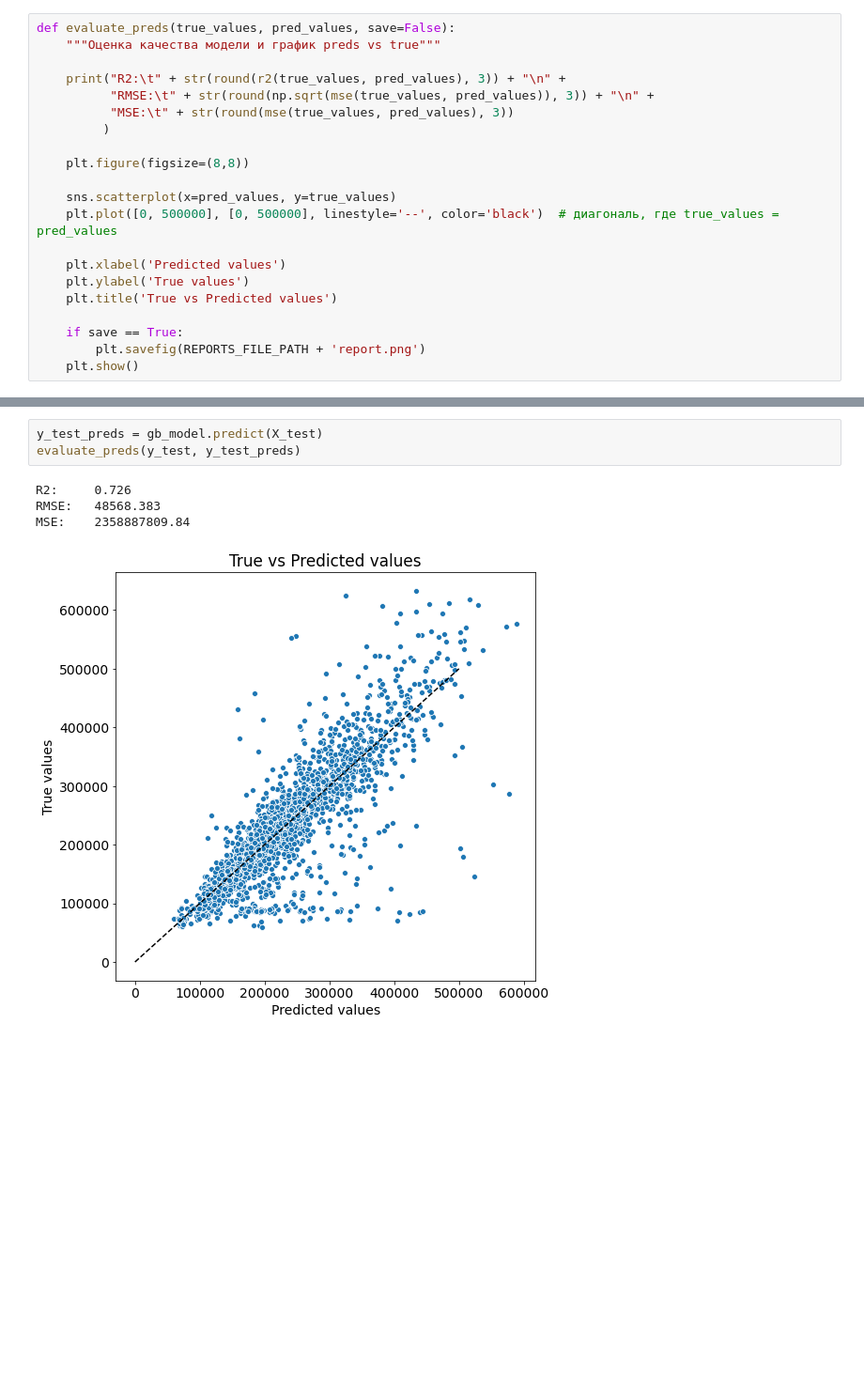
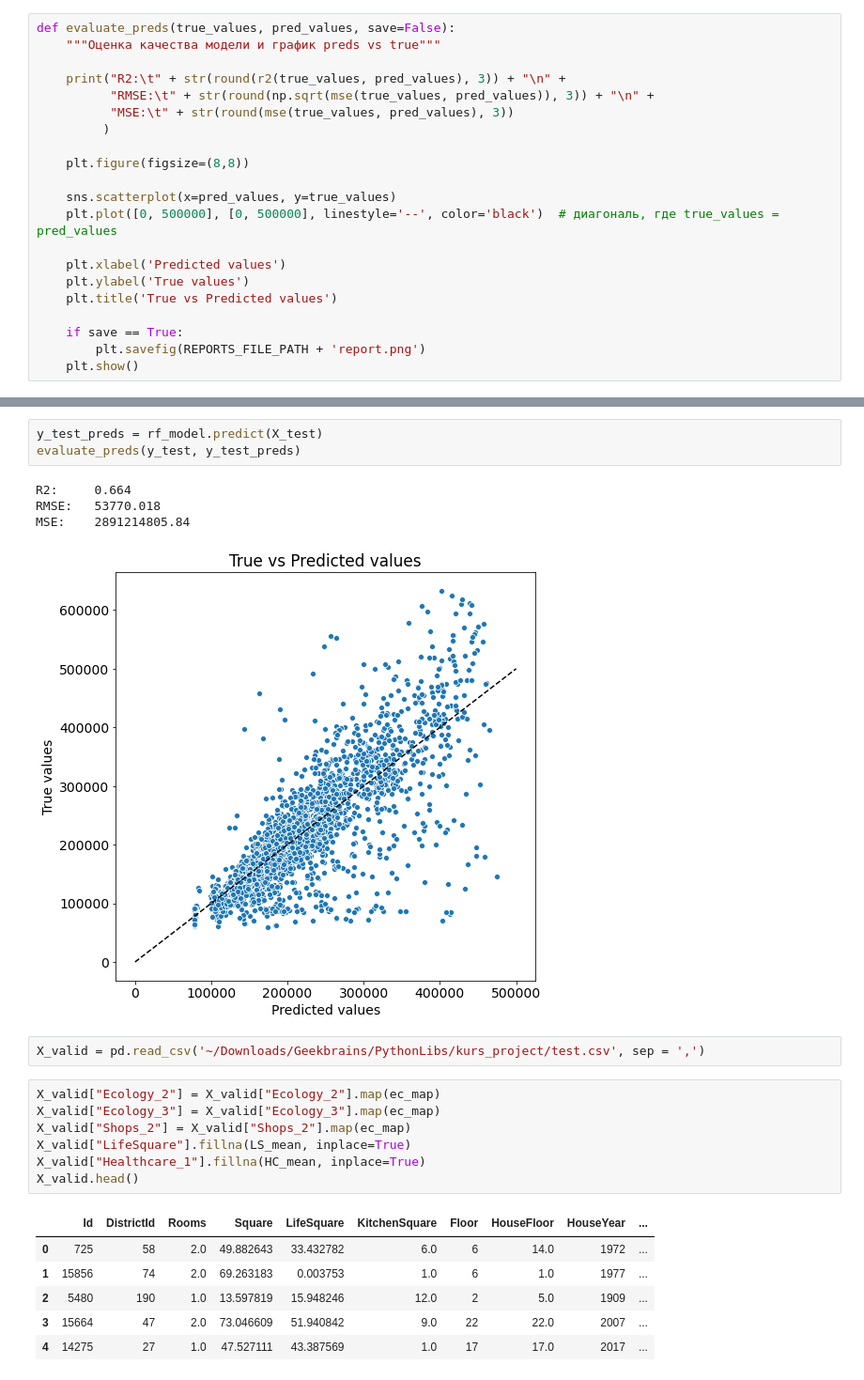
Before and after one commit to Ilistasenka/PythonLibs, a Jupyter notebook: kurs_Project.ipynb, the cells around one changed output, grey strips where cells are left out. Shown: that part at 94% size. Drawn from its saved outputs; the diff is of its cells as text; blank space fills up the shorter version.

Commit message:
added kurs_Project

```diff
--- a/kurs_Project.ipynb
+++ b/kurs_Project.ipynb
@@ -256,8 +257,24 @@ MSE:    1083721762.198
 # %%
-y_test_preds = gb_model.predict(X_test)
+y_test_preds = rf_model.predict(X_test)
 evaluate_preds(y_test, y_test_preds)
 # %% [output]
-R2:     0.726
-RMSE:   48568.383
-MSE:    2358887809.84
+R2:     0.664
+RMSE:   53770.018
+MSE:    2891214805.84
-[figure, old version]
+[figure, new version]
+# %%
+X_valid = pd.read_csv('~/Downloads/Geekbrains/PythonLibs/kurs_project/test.csv', sep = ',')
+# %%
+X_valid["Ecology_2"] = X_valid["Ecology_2"].map(ec_map)
+X_valid["Ecology_3"] = X_valid["Ecology_3"].map(ec_map)
+X_valid["Shops_2"] = X_valid["Shops_2"].map(ec_map)
+X_valid["LifeSquare"].fillna(LS_mean, inplace=True)
+X_valid["Healthcare_1"].fillna(HC_mean, inplace=True)
+X_valid.head()
+# %% [output]
+|  | Id | DistrictId | Rooms | Square | LifeSquare | KitchenSquare | Floor | HouseFloor | HouseYear | ... |
+| 0 | 725 | 58 | 2.0 | 49.882643 | 33.432782 | 6.0 | 6 | 14.0 | 1972 | ... |
+| 1 | 15856 | 74 | 2.0 | 69.263183 | 0.003753 | 1.0 | 6 | 1.0 | 1977 | ... |
+| 2 | 5480 | 190 | 1.0 | 13.597819 | 15.948246 | 12.0 | 2 | 5.0 | 1909 | ... |
+| 3 | 15664 | 47 | 2.0 | 73.046609 | 51.940842 | 9.0 | 22 | 22.0 | 2007 | ... |
+| 4 | 14275 | 27 | 1.0 | 47.527111 | 43.387569 | 1.0 | 17 | 17.0 | 2017 | ... |
```
Also changed, not shown: parts of 4 cells of this notebook.
